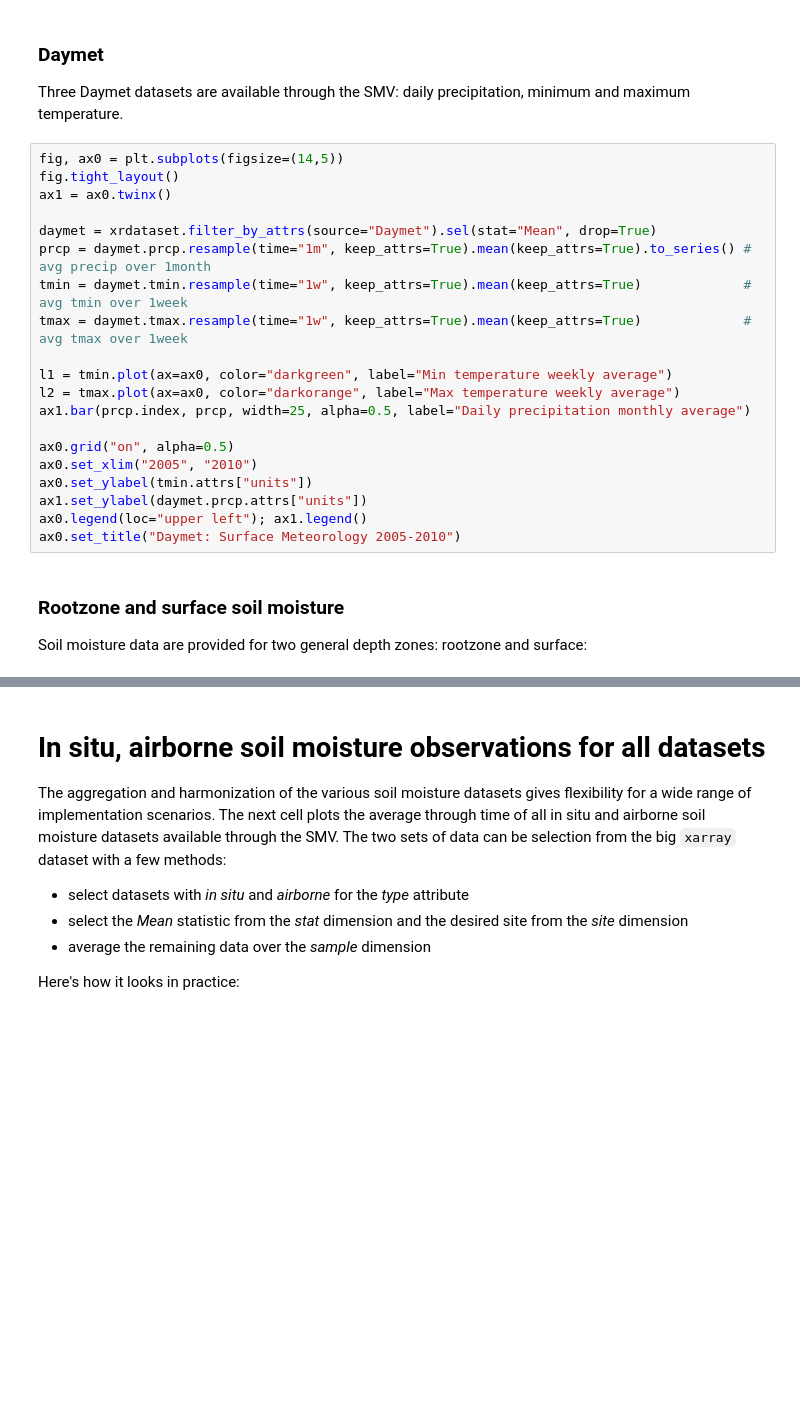
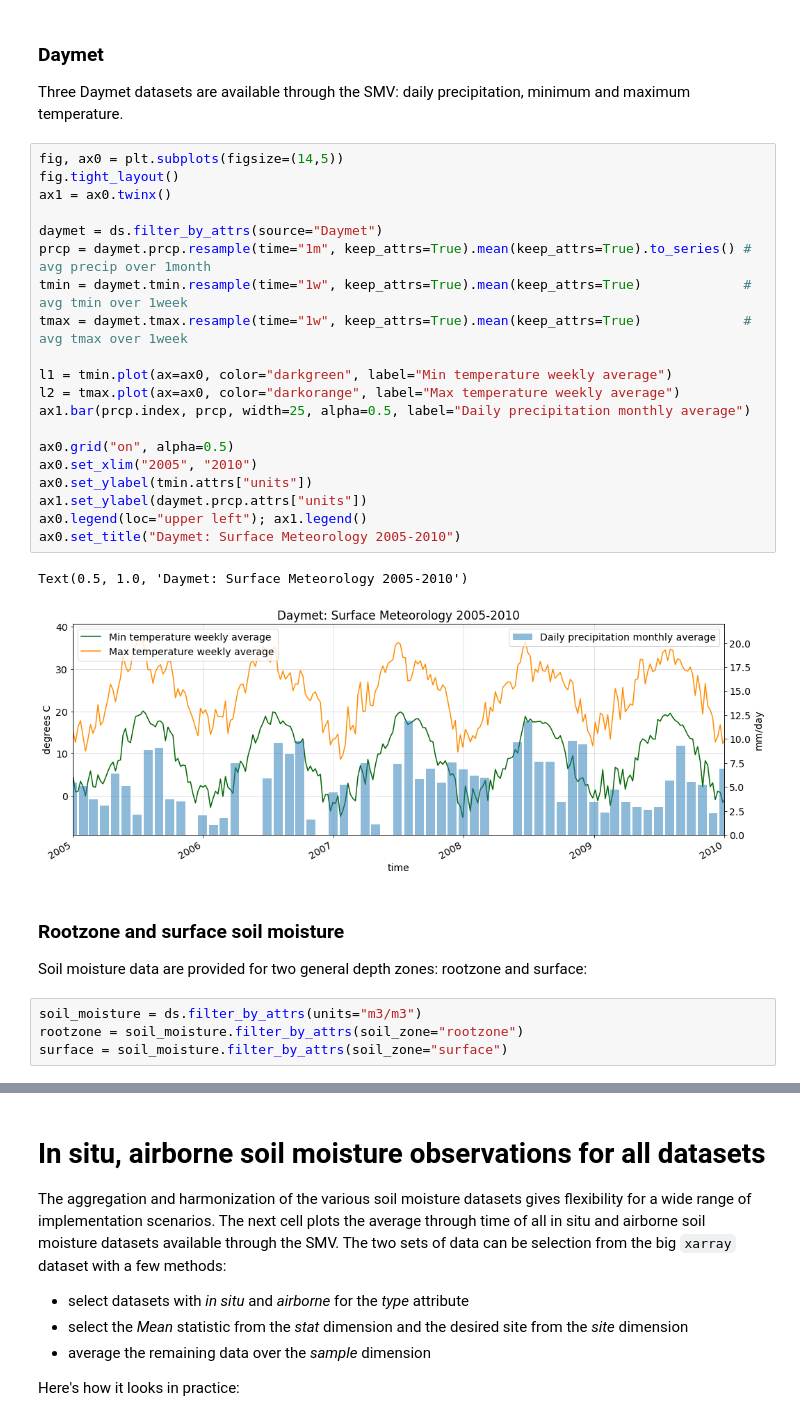
Before and after one commit to jjmcnelis/nasa_usfs_workshop, a Jupyter notebook: day3-tutorial.ipynb, the cells around one changed output, grey strips where cells are left out. Saved outputs shown, nothing was run; the diff lists cells and outputs as text; blank space fills up the shorter version.

```diff
--- a/day3-tutorial.ipynb
+++ b/day3-tutorial.ipynb
@@ -129,23 +223,30 @@ Three Daymet datasets are available through the SMV: daily precipitation, minimu
 # %%
 fig, ax0 = plt.subplots(figsize=(14,5))
 fig.tight_layout()
 ax1 = ax0.twinx()
 
-daymet = xrdataset.filter_by_attrs(source="Daymet").sel(stat="Mean", drop=True)
+daymet = ds.filter_by_attrs(source="Daymet")
 prcp = daymet.prcp.resample(time="1m", keep_attrs=True).mean(keep_attrs=True).to_series() # avg precip over 1month
 tmin = daymet.tmin.resample(time="1w", keep_attrs=True).mean(keep_attrs=True)             # avg tmin over 1week
 tmax = daymet.tmax.resample(time="1w", keep_attrs=True).mean(keep_attrs=True)             # avg tmax over 1week
 
 l1 = tmin.plot(ax=ax0, color="darkgreen", label="Min temperature weekly average")
 l2 = tmax.plot(ax=ax0, color="darkorange", label="Max temperature weekly average")
 ax1.bar(prcp.index, prcp, width=25, alpha=0.5, label="Daily precipitation monthly average")
 
 ax0.grid("on", alpha=0.5)
 ax0.set_xlim("2005", "2010")
 ax0.set_ylabel(tmin.attrs["units"])
 ax1.set_ylabel(daymet.prcp.attrs["units"])
 ax0.legend(loc="upper left"); ax1.legend()
 ax0.set_title("Daymet: Surface Meteorology 2005-2010")
+# %% [output]
+Text(0.5, 1.0, 'Daymet: Surface Meteorology 2005-2010')
+[figure, added]
 # %% [markdown]
 ### Rootzone and surface soil moisture
 Soil moisture data are provided for two general depth zones: rootzone and surface:
+# %%
+soil_moisture = ds.filter_by_attrs(units="m3/m3")
+rootzone = soil_moisture.filter_by_attrs(soil_zone="rootzone")
+surface = soil_moisture.filter_by_attrs(soil_zone="surface")
```
Also changed, not shown: parts of 29 cells of this notebook, 5 other files.
